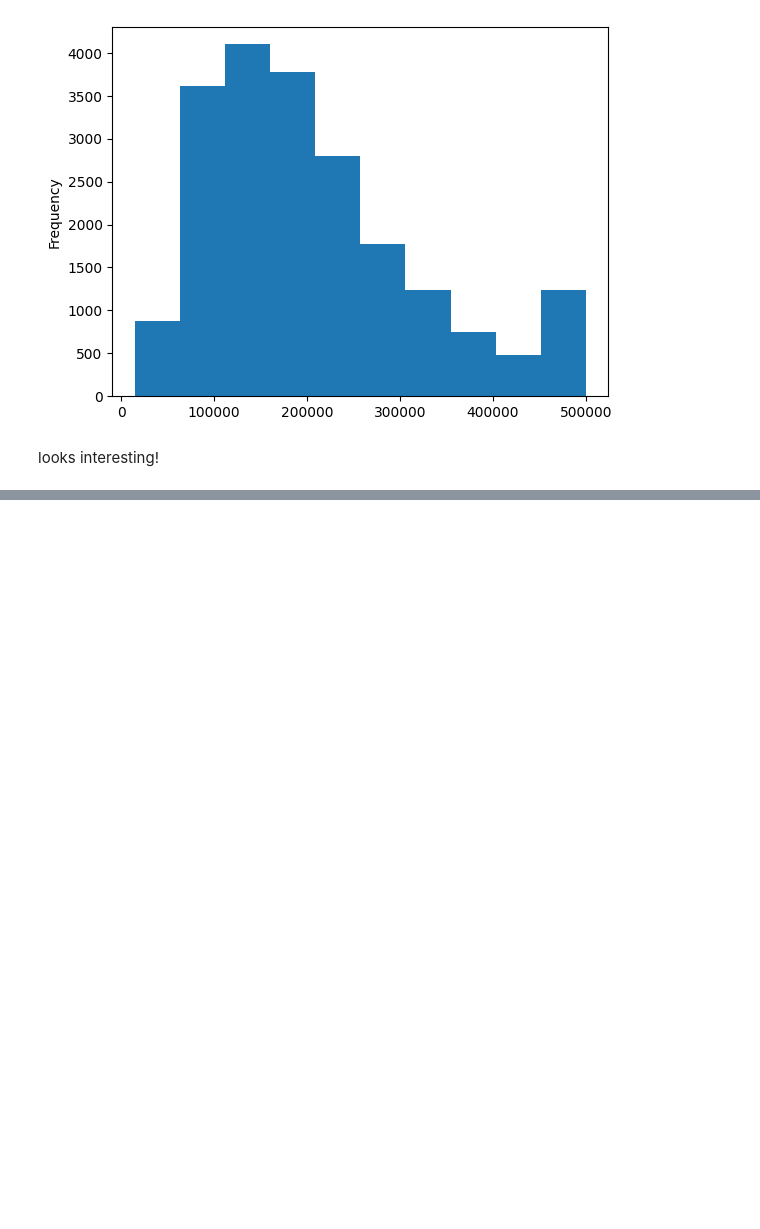
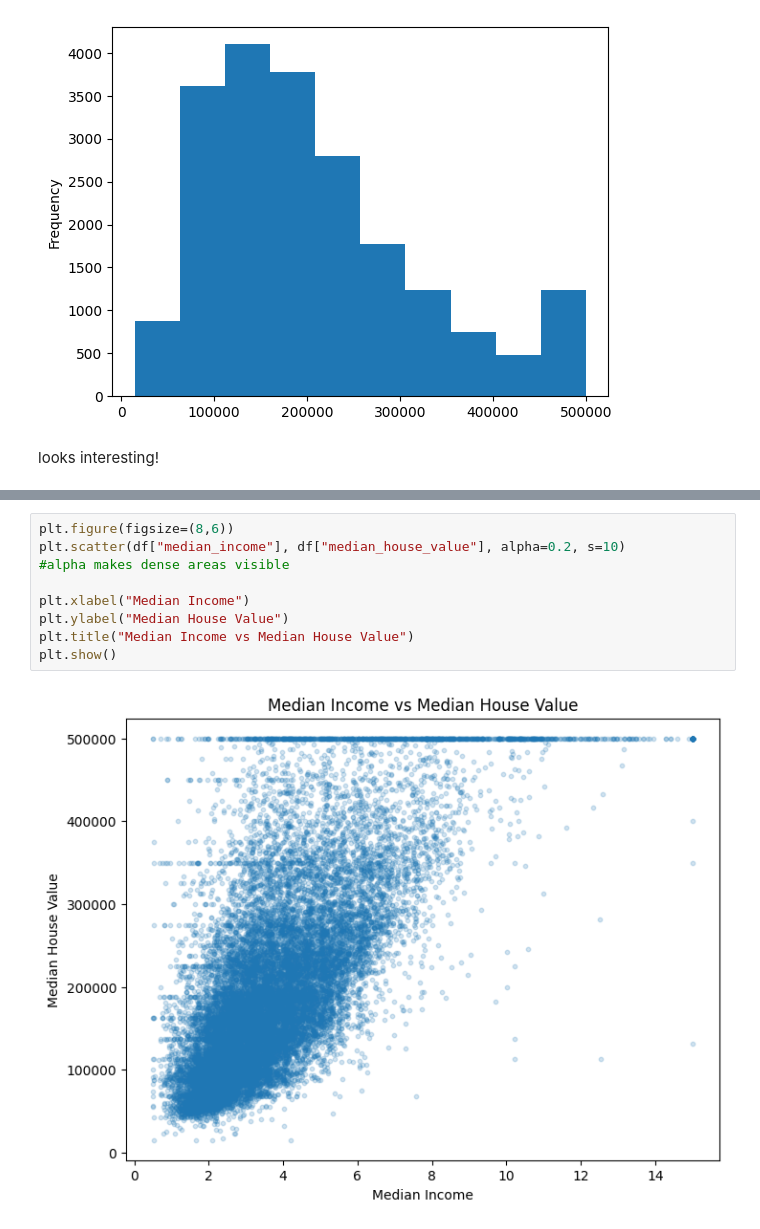
Before and after one commit to JuliaMoa/Labb-statistiska-metoder, a Jupyter notebook: eda.ipynb, the cells around one changed output, grey strips where cells are left out. Drawn from its saved outputs; the diff is of its cells as text; blank space fills up the shorter version.

```diff
--- a/eda.ipynb
+++ b/eda.ipynb
@@ -109,0 +141,11 @@ looks interesting!
+# %%
+plt.figure(figsize=(8,6))
+plt.scatter(df["median_income"], df["median_house_value"], alpha=0.2, s=10)
+#alpha makes dense areas visible
+
+plt.xlabel("Median Income")
+plt.ylabel("Median House Value")
+plt.title("Median Income vs Median House Value")
+plt.show()
+# %% [output]
+[figure, added]
```
Also changed, not shown: parts of 8 cells of this notebook, 1 other file.
